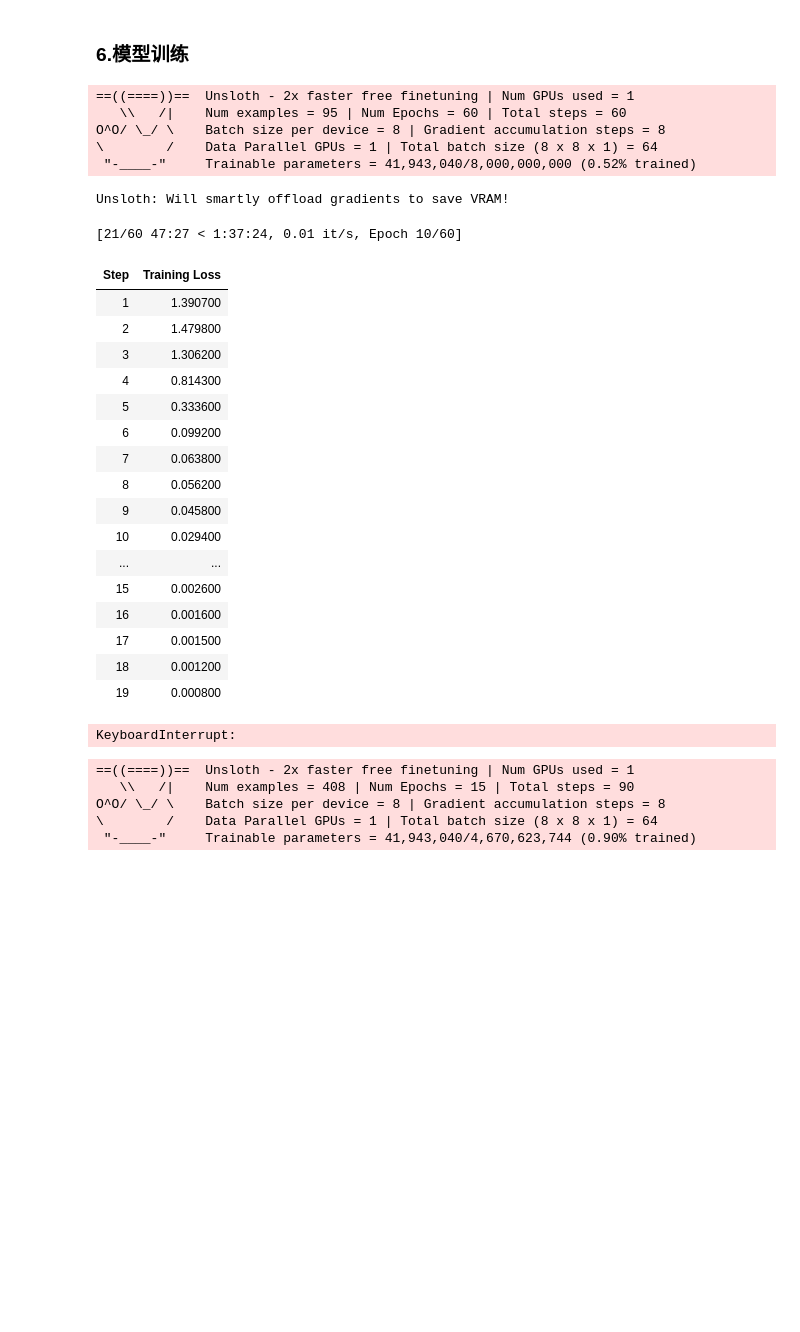
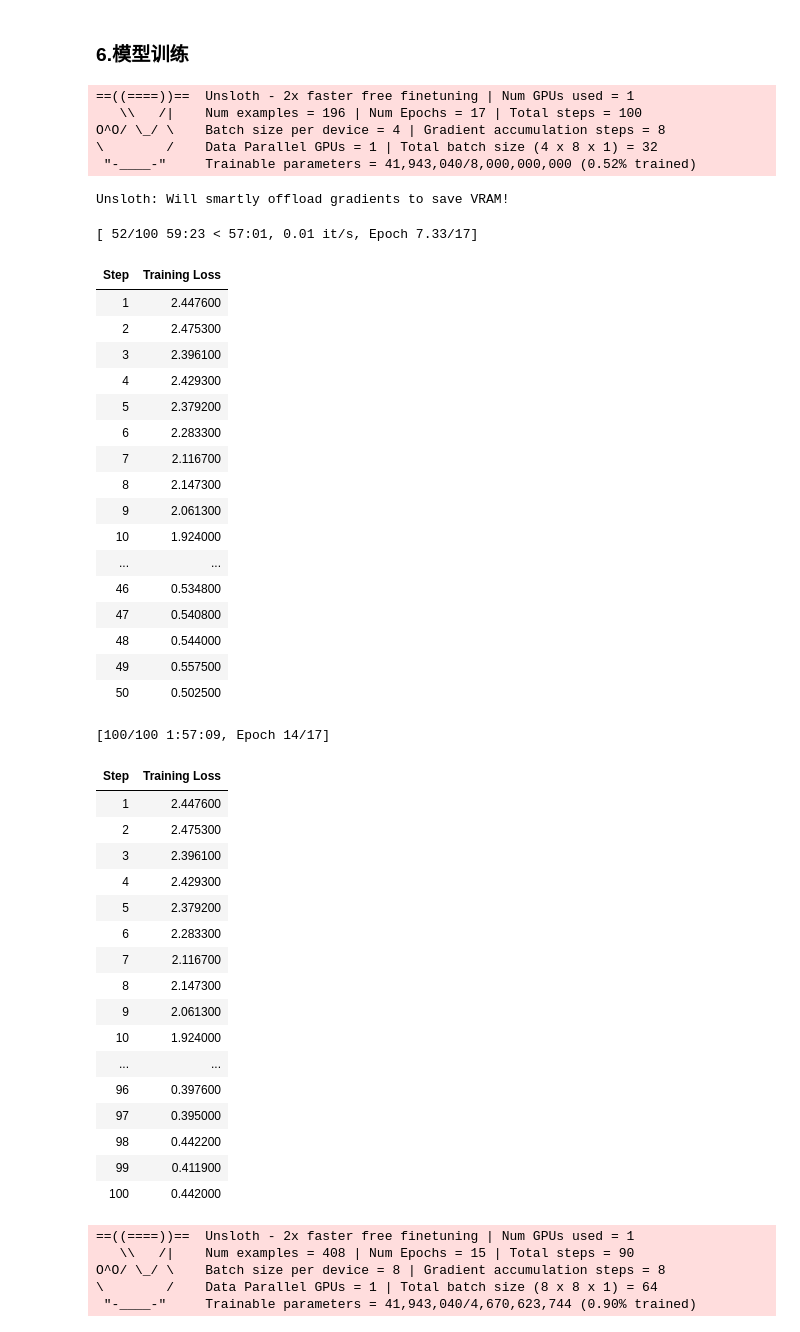
Before and after one commit to yanjun-sui/test-config, a Jupyter notebook: deepseek_lora_raGent-0317.ipynb, the cells around one changed output. Saved outputs shown, nothing was run; the diff lists cells and outputs as text; code cells hidden in the pictures; blank space fills up the shorter version.

```diff
--- a/deepseek_lora_raGent-0317.ipynb
+++ b/deepseek_lora_raGent-0317.ipynb
@@ -87,7 +81,6 @@ train_prompt_style = """
 可以先运用同义替换（如“允许”→“授权”，“拒绝”→“禁止”）、句式变换（如“用户X可以读取文件Y” → “文件Y可被用户X读取”）、共指消解（如“用户可以查看文件”与“文件对用户可读”表达相同权限，但在句法结构上差异较大）、隐含逻辑推理（某些策略并未直接表述权限，而是需要结合已有知识推导，如“管理员可以修改用户信息，但不能删除用户”）、针对语义模糊的语句进行数据增强变换等手段进行数据预处理。 然后从语法分析（是否包含主体、操作和资源）、根据以上要素分析判断是否涉及权限分配等来判断是否为访问控制策略语句，生成的格式为1为是，0为否。
 input：{}
 output:
-<think>{}</think>
 {}
 """
 
@@ -100,7 +93,7 @@ def formatting_prompts_func(examples):
     thinks = examples["think"]
     texts = []
     for input, think, output in zip(inputs, thinks, outputs):
-        text = train_prompt_style.format(input, think ,output) + EOS_TOKEN
+        text = train_prompt_style.format(input, think ) + EOS_TOKEN
         texts.append(text)
     return {"text": texts,}
 pass
@@ -184,58 +177,75 @@ from unsloth import is_bfloat16_supported
 trainer = SFTTrainer( # 用于有监督微调（Supervised Fine-Tuning）的训练器
     model = model,
     tokenizer = tokenizer, # 用于处理文本数据的分词器。
     train_dataset = dataset_train, # 用于训练的数据集。
     dataset_text_field = "text", # 数据集中包含文本数据的字段名称。
     max_seq_length = max_seq_length, # 输入序列的最大长度。
     dataset_num_proc = 2, # 用于加载数据集的进程数。
     packing = False, # 是否启用打包功能，以提高短序列的训练速度。
     args = TrainingArguments( # 训练参数
-        per_device_train_batch_size = 8, # 每个设备的训练批次大小。
+        per_device_train_batch_size = 4, # 每个设备的训练批次大小。
         gradient_accumulation_steps = 8, # 梯度累积的步数。 适当设置 per_device_train_batch_size 和 gradient_accumulation_steps 可以平衡内存使用和训练速度
-        warmup_steps = 5, # 预热阶段的步数。
-        max_steps = 60, # 训练的最大步数。
-        learning_rate = 2e-4, # 学习率。过高的学习率可能导致训练过程不稳定，模型在最优解附近震荡，甚至无法收敛。过低的学习率则可能导致训练过程缓慢，收敛速度降低，甚至陷入局部最优解。
+        warmup_steps = 10, # 预热阶段的步数。
+        max_steps = 100, # 训练的最大步数。
+        learning_rate = 1e-4, # 学习率。过高的学习率可能导致训练过程不稳定，模型在最优解附近震荡，甚至无法收敛。过低的学习率则可能导致训练过程缓慢，收敛速度降低，甚至陷入局部最优解。
         fp16 = not is_bfloat16_supported(), # 是否启用半精度浮点数训练。
         bf16 = is_bfloat16_supported(), # 是否启用 bfloat16 精度训练。
         logging_steps = 1, # 记录日志的步数间隔。
         optim = "adamw_8bit", # 优化器类型。
         weight_decay = 0.01, # 权重衰减系数。较大的学习率可能需要较小的权重衰减，以避免训练过程中的不稳定性。 反之，较小的学习率可能需要适当的权重衰减，以提高模型的泛化能力。
         lr_scheduler_type = "linear", # 学习率调度器类型。StepLR（阶梯衰减）、MultiStepLR（多步衰减）、ExponentialLR（指数衰减）、CosineAnnealingLR（余弦退火）、CyclicLR（循环学习率）
         seed = 3407, # 随机种子。
         output_dir = "outputs", # 输出目录，用于保存模型和日志。
         report_to = "none", # 报告工具，设置为 "none" 表示不使用任何报告工具。
 
 
     ),
 )
 
 trainer_stats = trainer.train()
 # %% [output]
 ==((====))==  Unsloth - 2x faster free finetuning | Num GPUs used = 1
-   \\   /|    Num examples = 95 | Num Epochs = 60 | Total steps = 60
-O^O/ \_/ \    Batch size per device = 8 | Gradient accumulation steps = 8
-\        /    Data Parallel GPUs = 1 | Total batch size (8 x 8 x 1) = 64
+   \\   /|    Num examples = 196 | Num Epochs = 17 | Total steps = 100
+O^O/ \_/ \    Batch size per device = 4 | Gradient accumulation steps = 8
+\        /    Data Parallel GPUs = 1 | Total batch size (4 x 8 x 1) = 32
  "-____-"     Trainable parameters = 41,943,040/8,000,000,000 (0.52% trained)
 Unsloth: Will smartly offload gradients to save VRAM!
-[21/60 47:27 < 1:37:24, 0.01 it/s, Epoch 10/60]
+[ 52/100 59:23 < 57:01, 0.01 it/s, Epoch 7.33/17]
 | Step | Training Loss |
-| 1 | 1.390700 |
-| 2 | 1.479800 |
-| 3 | 1.306200 |
-| 4 | 0.814300 |
-| 5 | 0.333600 |
-| 6 | 0.099200 |
-| 7 | 0.063800 |
-| 8 | 0.056200 |
-| 9 | 0.045800 |
-| 10 | 0.029400 |
+| 1 | 2.447600 |
+| 2 | 2.475300 |
+| 3 | 2.396100 |
+| 4 | 2.429300 |
+| 5 | 2.379200 |
+| 6 | 2.283300 |
+| 7 | 2.116700 |
+| 8 | 2.147300 |
+| 9 | 2.061300 |
+| 10 | 1.924000 |
 | ... | ... |
-| 15 | 0.002600 |
-| 16 | 0.001600 |
-| 17 | 0.001500 |
-| 18 | 0.001200 |
-| 19 | 0.000800 |
+| 46 | 0.534800 |
+| 47 | 0.540800 |
+| 48 | 0.544000 |
+| 49 | 0.557500 |
+| 50 | 0.502500 |
-KeyboardInterrupt:
+[100/100 1:57:09, Epoch 14/17]
+| Step | Training Loss |
+| 1 | 2.447600 |
+| 2 | 2.475300 |
+| 3 | 2.396100 |
+| 4 | 2.429300 |
+| 5 | 2.379200 |
+| 6 | 2.283300 |
+| 7 | 2.116700 |
+| 8 | 2.147300 |
+| 9 | 2.061300 |
+| 10 | 1.924000 |
+| ... | ... |
+| 96 | 0.397600 |
+| 97 | 0.395000 |
+| 98 | 0.442200 |
+| 99 | 0.411900 |
+| 100 | 0.442000 |
 # %%
 from trl import SFTTrainer
 from transformers import TrainingArguments
```
Also changed, not shown: parts of 6 cells of this notebook.
